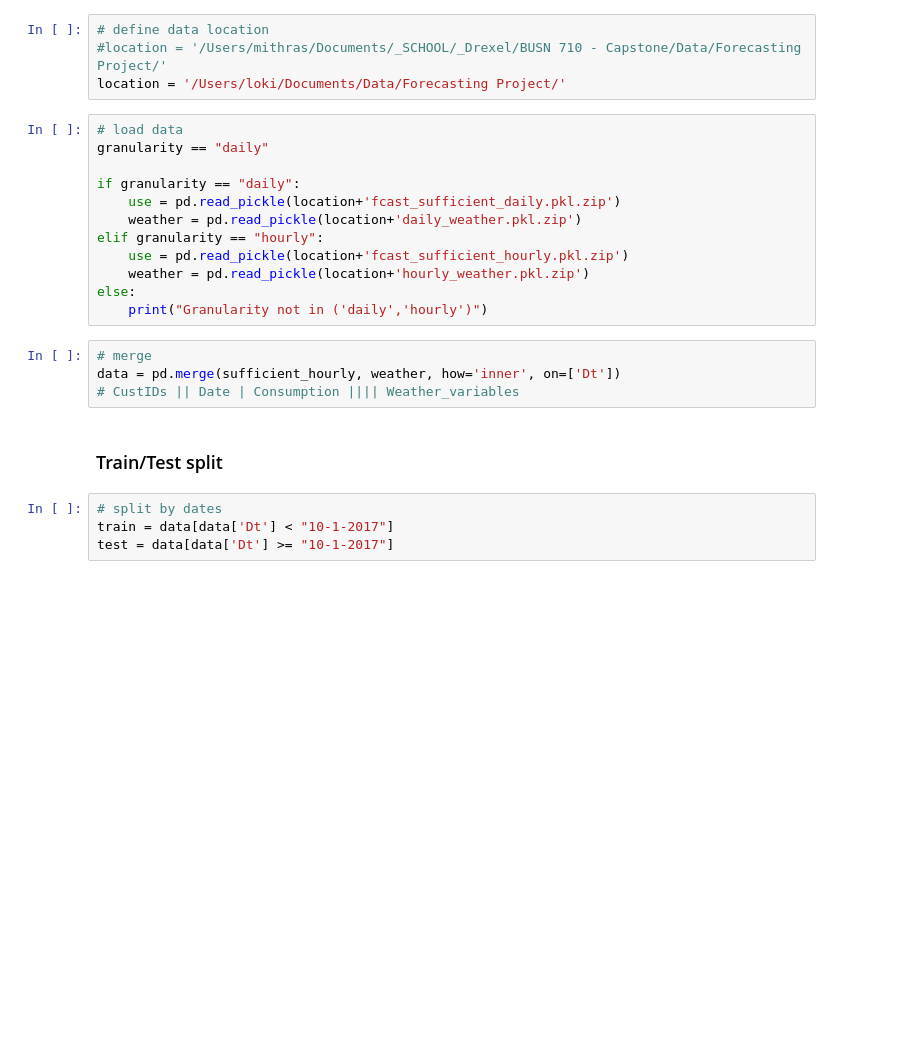
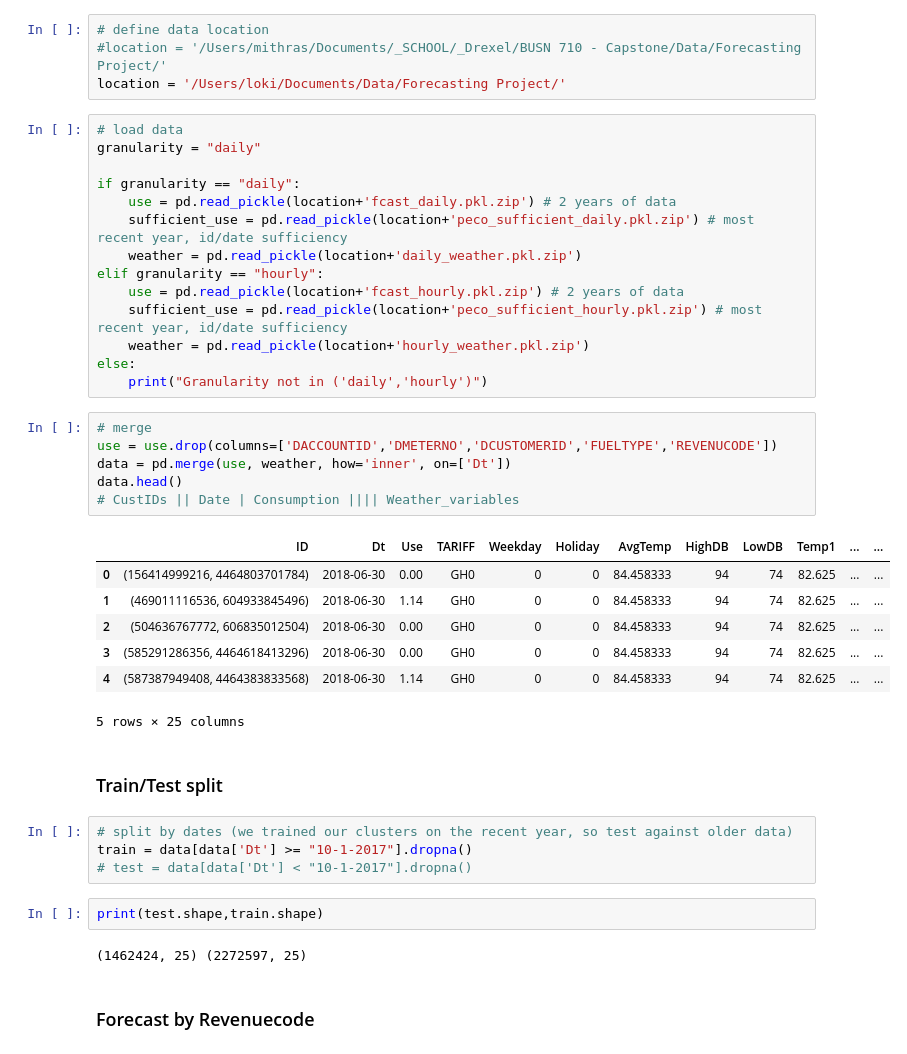
Before and after one commit to yz669/Capstone_2018Fall, a Jupyter notebook: Forecasting.ipynb, the cells around one changed output. Cells and saved outputs as stored; diff of their text form; blank space fills up the shorter version.

Commit message:
forecasting updates

```diff
--- a/Forecasting.ipynb
+++ b/Forecasting.ipynb
@@ -11,23 +11,41 @@ import time
 location = '/Users/loki/Documents/Data/Forecasting Project/'
 # %%
 # load data
-granularity == "daily"
+granularity = "daily"
 
 if granularity == "daily":
-    use = pd.read_pickle(location+'fcast_sufficient_daily.pkl.zip')
+    use = pd.read_pickle(location+'fcast_daily.pkl.zip') # 2 years of data
+    sufficient_use = pd.read_pickle(location+'peco_sufficient_daily.pkl.zip') # most recent year, id/date sufficiency
     weather = pd.read_pickle(location+'daily_weather.pkl.zip')
 elif granularity == "hourly":
-    use = pd.read_pickle(location+'fcast_sufficient_hourly.pkl.zip')
+    use = pd.read_pickle(location+'fcast_hourly.pkl.zip') # 2 years of data
+    sufficient_use = pd.read_pickle(location+'peco_sufficient_hourly.pkl.zip') # most recent year, id/date sufficiency
     weather = pd.read_pickle(location+'hourly_weather.pkl.zip')
 else:
     print("Granularity not in ('daily','hourly')")
 # %%
 # merge
-data = pd.merge(sufficient_hourly, weather, how='inner', on=['Dt'])
+use = use.drop(columns=['DACCOUNTID','DMETERNO','DCUSTOMERID','FUELTYPE','REVENUCODE'])
+data = pd.merge(use, weather, how='inner', on=['Dt'])
+data.head()
 # CustIDs || Date | Consumption |||| Weather_variables
+# %% [output]
+|  | ID | Dt | Use | TARIFF | Weekday | Holiday | AvgTemp | HighDB | LowDB | Temp1 | ... | ... |
+| 0 | (156414999216, 4464803701784) | 2018-06-30 | 0.00 | GH0 | 0 | 0 | 84.458333 | 94 | 74 | 82.625 | ... | ... |
+| 1 | (469011116536, 604933845496) | 2018-06-30 | 1.14 | GH0 | 0 | 0 | 84.458333 | 94 | 74 | 82.625 | ... | ... |
+| 2 | (504636767772, 606835012504) | 2018-06-30 | 0.00 | GH0 | 0 | 0 | 84.458333 | 94 | 74 | 82.625 | ... | ... |
+| 3 | (585291286356, 4464618413296) | 2018-06-30 | 0.00 | GH0 | 0 | 0 | 84.458333 | 94 | 74 | 82.625 | ... | ... |
+| 4 | (587387949408, 4464383833568) | 2018-06-30 | 1.14 | GH0 | 0 | 0 | 84.458333 | 94 | 74 | 82.625 | ... | ... |
+5 rows × 25 columns
 # %% [markdown]
 ### Train/Test split ##
 # %%
-# split by dates
-train = data[data['Dt'] < "10-1-2017"]
-test = data[data['Dt'] >= "10-1-2017"]
+# split by dates (we trained our clusters on the recent year, so test against older data)
+train = data[data['Dt'] >= "10-1-2017"].dropna()
+# test = data[data['Dt'] < "10-1-2017"].dropna()
+# %%
+print(test.shape,train.shape)
+# %% [output]
+(1462424, 25) (2272597, 25)
+# %% [markdown]
+### Forecast by Revenuecode ###
```
Also changed, not shown: parts of 13 cells of this notebook, 3 other files.
